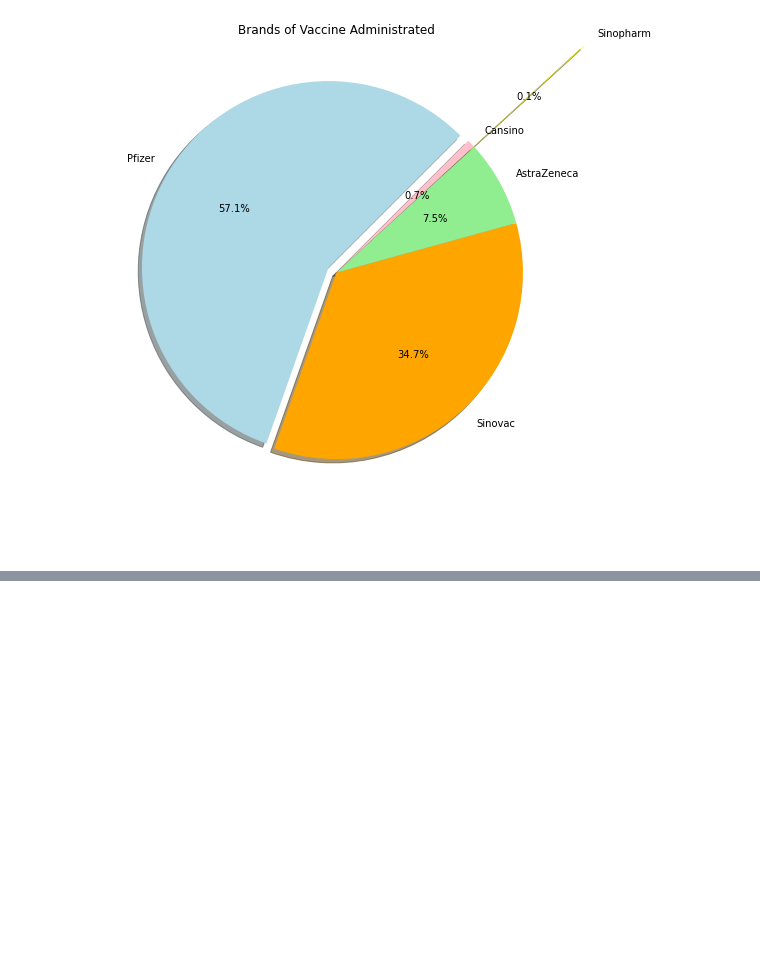
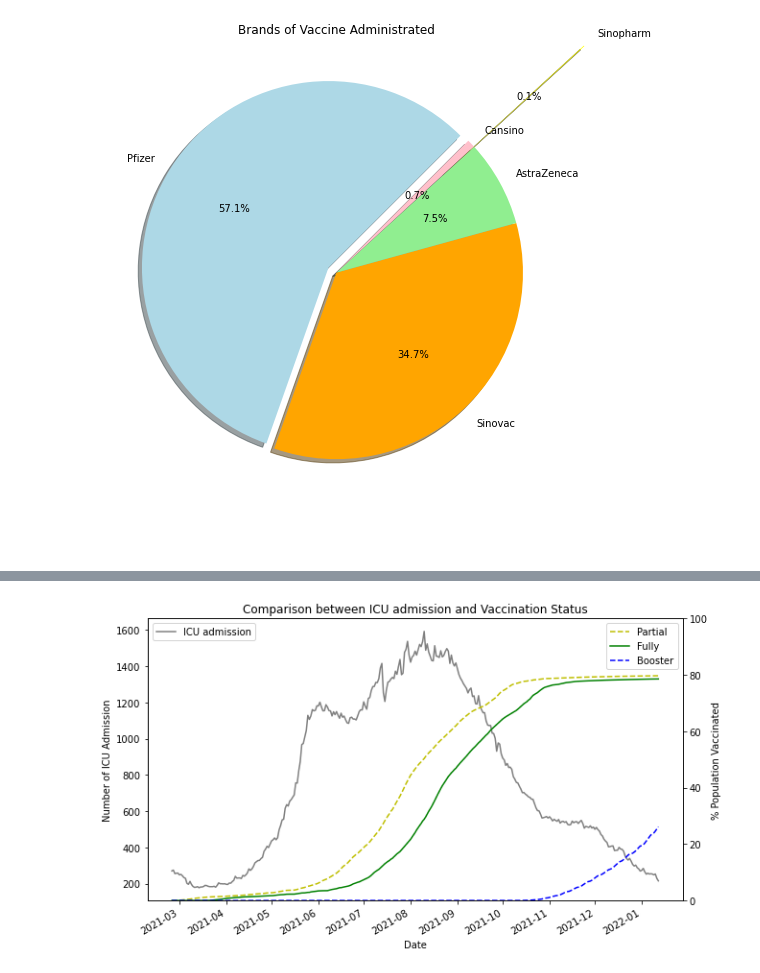
Before and after one commit to Karmen-Tee/covid19-public, a Jupyter notebook: Descriptive Analysis.ipynb, the cells around one changed output, grey strips where cells are left out. Drawn from its saved outputs; the diff is of its cells as text; code cells hidden in the pictures; blank space fills up the shorter version.

Commit message:
Comparison between ventilator usage and vaccination status

```diff
--- a/Descriptive Analysis.ipynb
+++ b/Descriptive Analysis.ipynb
@@ -788,0 +771,23 @@ plt.legend()
+# %%
+# Plot daily ICU admission over time
+fig, ax = plt.subplots(1,1,figsize=(10,6))
+plt.plot(new_daily_icu, 'grey', label='ICU admission')
+plt.legend(loc=2)
+plt.xlabel('Date')
+plt.ylabel('Number of ICU Admission')
+plt.gcf().autofmt_xdate()
+
+# Plot second graph on % population vaccinated over time in the previous graph
+ax = ax.twinx()
+plt.plot(new_daily_vax['perc_pvax'], '--y', label = 'Partial')
+plt.plot(new_daily_vax['perc_fvax'], 'g', label = 'Fully')
+plt.plot(new_daily_vax['perc_booster'], '--b', label = 'Booster')
+plt.ylim(0,100)
+plt.legend(loc=1)
+plt.ylabel('% Population Vaccinated')
+
+plt.title('Comparison between ICU admission and Vaccination Status')
+
+plt.show()
+# %% [output]
+[figure, added]
```
Also changed, not shown: parts of 32 cells of this notebook.
